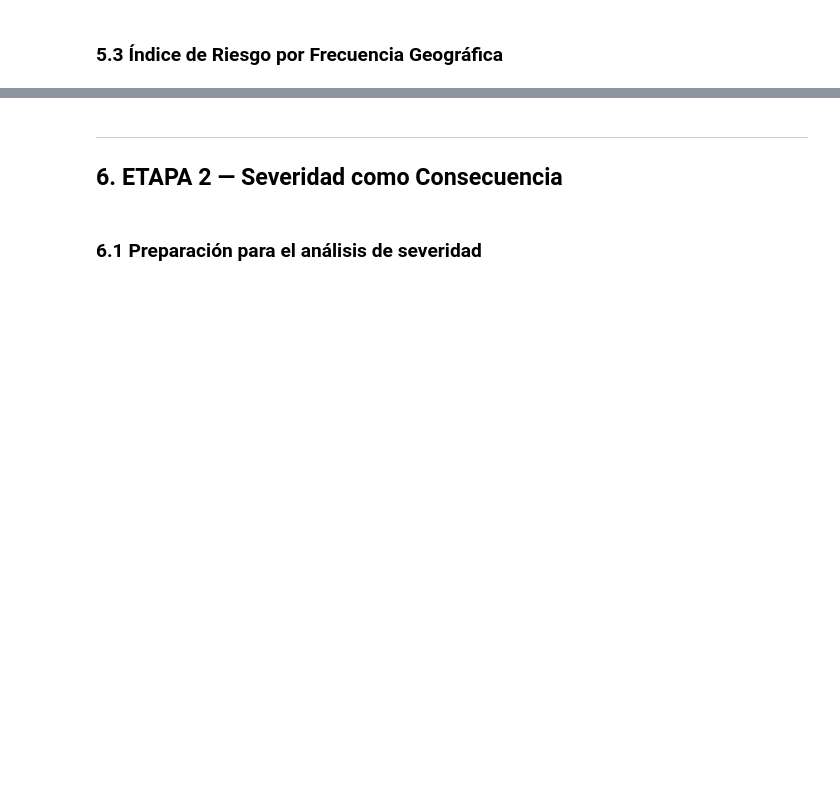
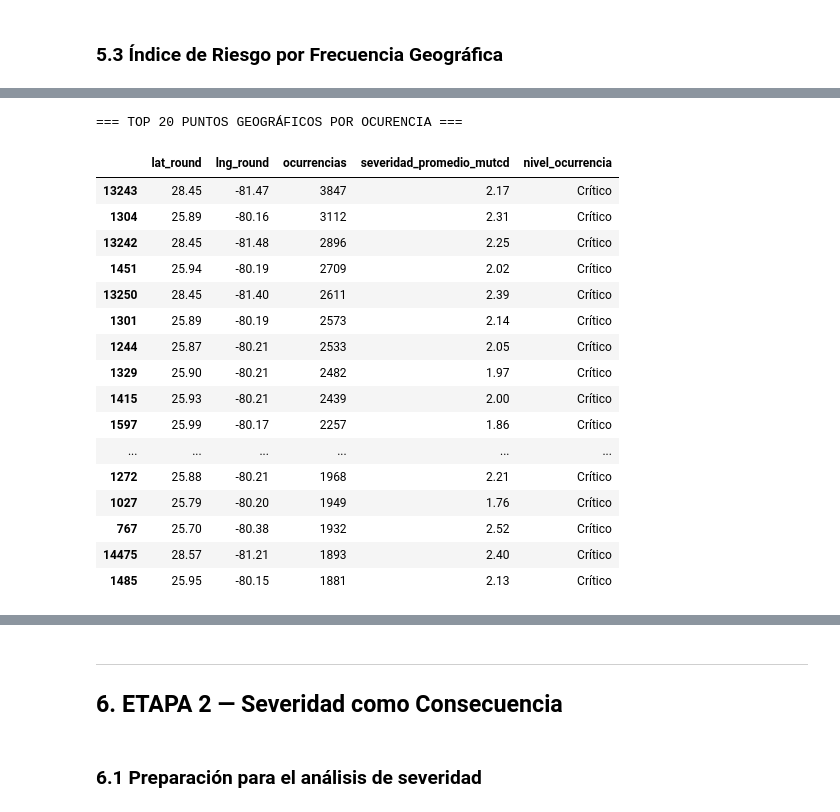
Before and after one commit to edegraciab/final_project, a Jupyter notebook: notebooks/proyecto_integrador_2/04.EDA_FL_v2.ipynb, the cells around one changed output, grey strips where cells are left out. Drawn from its saved outputs; the diff is of its cells as text; code cells hidden in the pictures; blank space fills up the shorter version.

```diff
--- a/notebooks/proyecto_integrador_2/04.EDA_FL_v2.ipynb
+++ b/notebooks/proyecto_integrador_2/04.EDA_FL_v2.ipynb
@@ -273,6 +276,6 @@ Registros después de IQR: 505,471
 # %%
 # Distribución de variables categóricas (Top 10 por columna)
-dist_cat_columns = traffic_accidents_raw[[
+dist_cat_columns = cleaned_df[[
     'Street', 'City', 'County',
     # 'State',  # comentado: dataset filtrado a Florida únicamente
     'Wind_Direction', 'Weather_Condition',
@@ -282,7 +285,7 @@ dist_cat_columns = traffic_accidents_raw[[
 
 all_frecuencias = {}
 for column in dist_cat_columns:
-    top_10_freq = traffic_accidents_raw[column].str.strip().value_counts()[:10]
+    top_10_freq = cleaned_df[column].str.strip().value_counts()[:10]
     all_frecuencias[column] = pd.DataFrame({
         'Columna': column,
         'Valor': top_10_freq.index,
@@ -377,8 +382,10 @@ traffic_accidents_raw['Duration_min'] = (
 duration_clean = traffic_accidents_raw[
     (traffic_accidents_raw['Duration_min'] >= 1) &
     (traffic_accidents_raw['Duration_min'] <= 1440)
-]
+].copy() # Explicitly create a copy to avoid SettingWithCopyWarning
 
+print("=== DURACIÓN REAL DEL IMPACTO EN TRÁFICO POR NIVEL DE SEVERIDAD ===")
+print("(en minutos)\n")
 # Estadísticas reales de duración por nivel de severidad
 duration_stats = (duration_clean
     .groupby('Severity')['Duration_min']
@@ -394,9 +401,6 @@ duration_stats = (duration_clean
     .round(1)
     .reset_index()
 )
-
-print("=== DURACIÓN REAL DEL IMPACTO EN TRÁFICO POR NIVEL DE SEVERIDAD ===")
-print("(en minutos)\n")
 display(duration_stats)
 
 # Construir etiquetas dinámicas con rangos reales
@@ -434,13 +438,13 @@ print("\n")
 # Visualización: promedio por severidad con barra
 fig2 = px.bar(
     duration_stats,
-    x='Severity', y='Mediana',
+    x='Severity', y='Promedio',
     color='Severity',
     color_discrete_sequence=px.colors.sequential.YlOrRd,
-    text=duration_stats['Mediana'].apply(formato_tiempo),
+    text=duration_stats['Promedio'].apply(formato_tiempo),
     template='seaborn',
-    labels={'Severity': 'Nivel de Severidad', 'Mediana': 'Mediana de Duración (min)'},
-    title='Mediana de Duracion del Impacto en Trafico por Nivel de Severidad - Florida'
+    labels={'Severity': 'Nivel de Severidad', 'Promedio': 'Promedio de Duración (min)'},
+    title='Promedio de Duracion del Impacto en Trafico por Nivel de Severidad - Florida'
 )
 fig2.update_layout(height=450, width=700, font=dict(size=13), showlegend=False)
 fig2.show()
@@ -774,3 +1000,19 @@ color_ocurrencia  = {
     'Alto':     '#f4a261',
     'Crítico':  '#e63946'
 }
+# %%
+def map_mutcd_to_severity(mutcd_category):
+    if mutcd_category == 'Menor':
+        return 1
+    elif mutcd_category == 'Intermedio':
+        return 2
+    elif mutcd_category == 'Mayor':
+        return 3
+    return None
+
+traffic_accidents_raw['MUTCD_Severity'] = (
+    traffic_accidents_raw['MUTCD_Category'].apply(map_mutcd_to_severity)
+)
+
+print("Distribución de la nueva variable 'MUTCD_Severity':")
+print(traffic_accidents_raw['MUTCD_Severity'].value_counts())
@@ -797,19 +1066,38 @@ fig.show()
 # %%
 # Riesgo por coordenadas (~1 km²)
 traffic_accidents_raw['lat_round'] = traffic_accidents_raw['Start_Lat'].round(2)
 traffic_accidents_raw['lng_round'] = traffic_accidents_raw['Start_Lng'].round(2)
 
 coord_risk = (
     traffic_accidents_raw
     .groupby(['lat_round','lng_round'])
-    .agg(ocurrencias=('Severity','count'), severidad_promedio=('Severity','mean'))
+    .agg(ocurrencias=('MUTCD_Severity','count'), severidad_promedio_mutcd=('MUTCD_Severity','mean'))
     .reset_index()
     .sort_values('ocurrencias', ascending=False)
 )
 coord_risk['nivel_ocurrencia'] = clasificar_ocurrencia(coord_risk['ocurrencias'])
 
 print('\n=== TOP 20 PUNTOS GEOGRÁFICOS POR OCURENCIA ===')
 display(coord_risk.head(20))
+# %% [output]
+=== TOP 20 PUNTOS GEOGRÁFICOS POR OCURENCIA ===
+|  | lat_round | lng_round | ocurrencias | severidad_promedio_mutcd | nivel_ocurrencia |
+| 13243 | 28.45 | -81.47 | 3847 | 2.17 | Crítico |
+| 1304 | 25.89 | -80.16 | 3112 | 2.31 | Crítico |
+| 13242 | 28.45 | -81.48 | 2896 | 2.25 | Crítico |
+| 1451 | 25.94 | -80.19 | 2709 | 2.02 | Crítico |
+| 13250 | 28.45 | -81.40 | 2611 | 2.39 | Crítico |
+| 1301 | 25.89 | -80.19 | 2573 | 2.14 | Crítico |
+| 1244 | 25.87 | -80.21 | 2533 | 2.05 | Crítico |
+| 1329 | 25.90 | -80.21 | 2482 | 1.97 | Crítico |
+| 1415 | 25.93 | -80.21 | 2439 | 2.00 | Crítico |
+| 1597 | 25.99 | -80.17 | 2257 | 1.86 | Crítico |
+| ... | ... | ... | ... | ... | ... |
+| 1272 | 25.88 | -80.21 | 1968 | 2.21 | Crítico |
+| 1027 | 25.79 | -80.20 | 1949 | 1.76 | Crítico |
+| 767 | 25.70 | -80.38 | 1932 | 2.52 | Crítico |
+| 14475 | 28.57 | -81.21 | 1893 | 2.40 | Crítico |
+| 1485 | 25.95 | -80.15 | 1881 | 2.13 | Crítico |
 # %%
 # Mapa de calor geográfico
 top_coords = coord_risk[coord_risk['ocurrencias'] >= coord_risk['ocurrencias'].quantile(0.90)]
```
Also changed, not shown: parts of 44 cells of this notebook.
